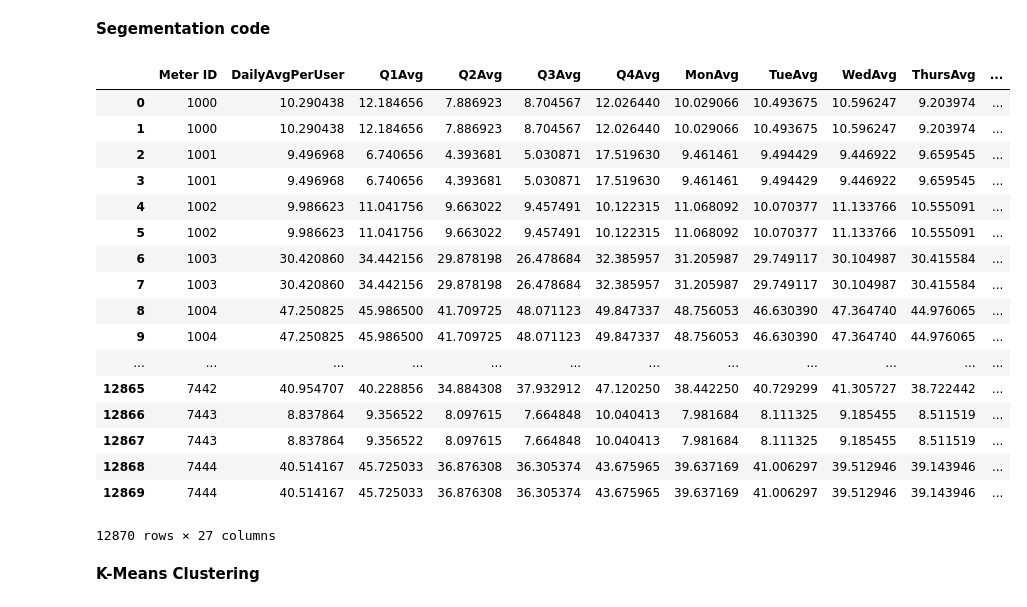
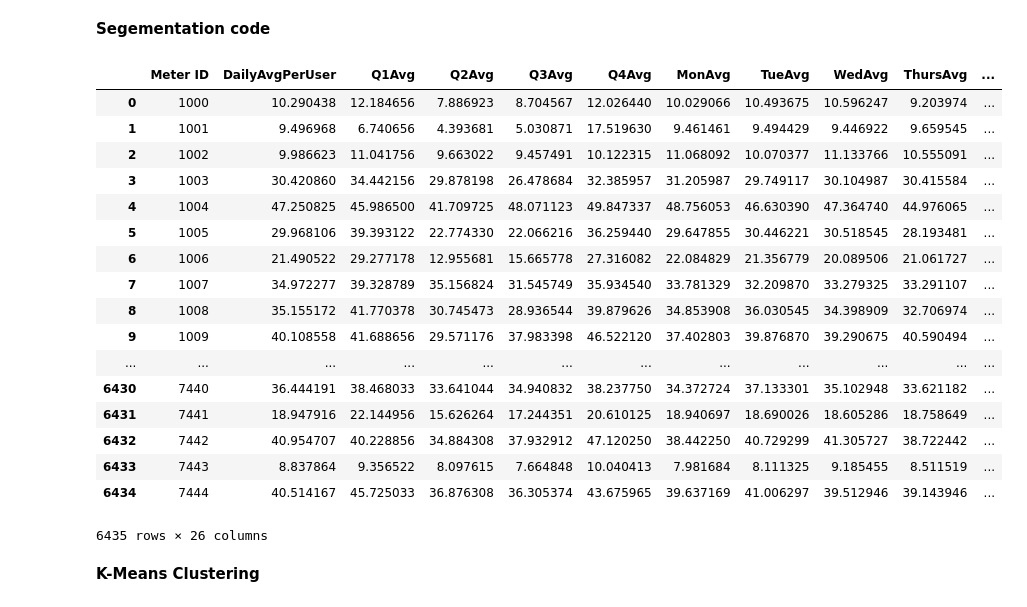
Before and after one commit to dhimanak/Nullpointers-Load_Clusters, a Jupyter notebook: Load_Clusters.ipynb, the cells around one changed output. Drawn from its saved outputs; the diff is of its cells as text; code cells hidden in the pictures.

```diff
--- a/Load_Clusters.ipynb
+++ b/Load_Clusters.ipynb
@@ -157,49 +157,51 @@ dfUserGroup = dfElectricalUsage.groupby('Meter ID')['DailyUsage'].mean().reset_i
 qtly_avg_cols = ['Meter ID', 'Q1Avg', 'Q2Avg', 'Q3Avg', 'Q4Avg']
 dfUserGroup2 = dfElectricalUsage.groupby(['Meter ID','quarter'])['DailyUsage'].mean().reset_index(name='qtlylyAvg')
 dfUserGroup2 = dfUserGroup2.pivot(index = 'Meter ID', columns = 'quarter')['qtlylyAvg'].reset_index()
 dfUserGroup2.columns = qtly_avg_cols
 
 # Weekday Average per user
 weekday_avg_cols = ['Meter ID', 'MonAvg', 'TueAvg', 'WedAvg', 'ThursAvg','FriAvg','SatAvg','SunAvg']
 dfUserGroup3 = dfElectricalUsage.groupby(['Meter ID','weekday'])['DailyUsage'].mean().reset_index(name='weekdayAvg')
 dfUserGroup3 = dfUserGroup3.pivot(index = 'Meter ID', columns = 'weekday')['weekdayAvg'].reset_index()
 dfUserGroup3.columns = weekday_avg_cols
 
 #Monthly average per user
 month_avg_cols = ['Meter ID', 'janAvg', 'febAvg', 'marAvg', 'aprAvg', 'mayAvg', 'junAvg', 'julAvg', 'augAvg', 'sepAvg', 'octAvg', 'novAvg', 'desAvg']
 dfUserGroup4 = dfElectricalUsage.groupby(['Meter ID', 'month'])['DailyUsage'].mean().reset_index(name='monthlyAverage')
 dfUserGroup4 = dfUserGroup4.pivot(index = 'Meter ID', columns = 'month')['monthlyAverage'].reset_index()
 dfUserGroup4.columns = month_avg_cols
 
 #Weekend average
+dfElectricalUsage['weekend'] = dfElectricalUsage['weekend'].map( lambda x : 1 if x == 0 else x)
 dfWeekendAverage = dfElectricalUsage.groupby(['Meter ID','weekend'])['DailyUsage'].mean().reset_index(name='weekendAvg')
+dfWeekendAverage = dfWeekendAverage.drop('weekend', 1)
 
 # Merging groups to one dataframe
 dfElectricityUsage1 = pd.merge(dfUserGroup,dfUserGroup2,on='Meter ID')
 dfElectricityUsage2 = pd.merge(dfElectricityUsage1,dfUserGroup3,on='Meter ID')
 dfElectricityUsage3 = pd.merge(dfElectricityUsage2,dfUserGroup4,on='Meter ID')
 dfElectricityUsage = pd.merge(dfElectricityUsage3,dfWeekendAverage,on='Meter ID')
 
 dfElectricityUsage
 # %% [output]
 |  | Meter ID | DailyAvgPerUser | Q1Avg | Q2Avg | Q3Avg | Q4Avg | MonAvg | TueAvg | WedAvg | ThursAvg | ... |
 | 0 | 1000 | 10.290438 | 12.184656 | 7.886923 | 8.704567 | 12.026440 | 10.029066 | 10.493675 | 10.596247 | 9.203974 | ... |
-| 1 | 1000 | 10.290438 | 12.184656 | 7.886923 | 8.704567 | 12.026440 | 10.029066 | 10.493675 | 10.596247 | 9.203974 | ... |
-| 2 | 1001 | 9.496968 | 6.740656 | 4.393681 | 5.030871 | 17.519630 | 9.461461 | 9.494429 | 9.446922 | 9.659545 | ... |
-| 3 | 1001 | 9.496968 | 6.740656 | 4.393681 | 5.030871 | 17.519630 | 9.461461 | 9.494429 | 9.446922 | 9.659545 | ... |
-| 4 | 1002 | 9.986623 | 11.041756 | 9.663022 | 9.457491 | 10.122315 | 11.068092 | 10.070377 | 11.133766 | 10.555091 | ... |
-| 5 | 1002 | 9.986623 | 11.041756 | 9.663022 | 9.457491 | 10.122315 | 11.068092 | 10.070377 | 11.133766 | 10.555091 | ... |
-| 6 | 1003 | 30.420860 | 34.442156 | 29.878198 | 26.478684 | 32.385957 | 31.205987 | 29.749117 | 30.104987 | 30.415584 | ... |
-| 7 | 1003 | 30.420860 | 34.442156 | 29.878198 | 26.478684 | 32.385957 | 31.205987 | 29.749117 | 30.104987 | 30.415584 | ... |
-| 8 | 1004 | 47.250825 | 45.986500 | 41.709725 | 48.071123 | 49.847337 | 48.756053 | 46.630390 | 47.364740 | 44.976065 | ... |
-| 9 | 1004 | 47.250825 | 45.986500 | 41.709725 | 48.071123 | 49.847337 | 48.756053 | 46.630390 | 47.364740 | 44.976065 | ... |
+| 1 | 1001 | 9.496968 | 6.740656 | 4.393681 | 5.030871 | 17.519630 | 9.461461 | 9.494429 | 9.446922 | 9.659545 | ... |
+| 2 | 1002 | 9.986623 | 11.041756 | 9.663022 | 9.457491 | 10.122315 | 11.068092 | 10.070377 | 11.133766 | 10.555091 | ... |
+| 3 | 1003 | 30.420860 | 34.442156 | 29.878198 | 26.478684 | 32.385957 | 31.205987 | 29.749117 | 30.104987 | 30.415584 | ... |
+| 4 | 1004 | 47.250825 | 45.986500 | 41.709725 | 48.071123 | 49.847337 | 48.756053 | 46.630390 | 47.364740 | 44.976065 | ... |
+| 5 | 1005 | 29.968106 | 39.393122 | 22.774330 | 22.066216 | 36.259440 | 29.647855 | 30.446221 | 30.518545 | 28.193481 | ... |
+| 6 | 1006 | 21.490522 | 29.277178 | 12.955681 | 15.665778 | 27.316082 | 22.084829 | 21.356779 | 20.089506 | 21.061727 | ... |
+| 7 | 1007 | 34.972277 | 39.328789 | 35.156824 | 31.545749 | 35.934540 | 33.781329 | 32.209870 | 33.279325 | 33.291107 | ... |
+| 8 | 1008 | 35.155172 | 41.770378 | 30.745473 | 28.936544 | 39.879626 | 34.853908 | 36.030545 | 34.398909 | 32.706974 | ... |
+| 9 | 1009 | 40.108558 | 41.688656 | 29.571176 | 37.983398 | 46.522120 | 37.402803 | 39.876870 | 39.290675 | 40.590494 | ... |
 | ... | ... | ... | ... | ... | ... | ... | ... | ... | ... | ... | ... |
-| 12865 | 7442 | 40.954707 | 40.228856 | 34.884308 | 37.932912 | 47.120250 | 38.442250 | 40.729299 | 41.305727 | 38.722442 | ... |
-| 12866 | 7443 | 8.837864 | 9.356522 | 8.097615 | 7.664848 | 10.040413 | 7.981684 | 8.111325 | 9.185455 | 8.511519 | ... |
-| 12867 | 7443 | 8.837864 | 9.356522 | 8.097615 | 7.664848 | 10.040413 | 7.981684 | 8.111325 | 9.185455 | 8.511519 | ... |
-| 12868 | 7444 | 40.514167 | 45.725033 | 36.876308 | 36.305374 | 43.675965 | 39.637169 | 41.006297 | 39.512946 | 39.143946 | ... |
-| 12869 | 7444 | 40.514167 | 45.725033 | 36.876308 | 36.305374 | 43.675965 | 39.637169 | 41.006297 | 39.512946 | 39.143946 | ... |
+| 6430 | 7440 | 36.444191 | 38.468033 | 33.641044 | 34.940832 | 38.237750 | 34.372724 | 37.133301 | 35.102948 | 33.621182 | ... |
+| 6431 | 7441 | 18.947916 | 22.144956 | 15.626264 | 17.244351 | 20.610125 | 18.940697 | 18.690026 | 18.605286 | 18.758649 | ... |
+| 6432 | 7442 | 40.954707 | 40.228856 | 34.884308 | 37.932912 | 47.120250 | 38.442250 | 40.729299 | 41.305727 | 38.722442 | ... |
+| 6433 | 7443 | 8.837864 | 9.356522 | 8.097615 | 7.664848 | 10.040413 | 7.981684 | 8.111325 | 9.185455 | 8.511519 | ... |
+| 6434 | 7444 | 40.514167 | 45.725033 | 36.876308 | 36.305374 | 43.675965 | 39.637169 | 41.006297 | 39.512946 | 39.143946 | ... |
-12870 rows × 27 columns
+6435 rows × 26 columns
 # %% [markdown]
 **K-Means Clustering**
 # %%
```
Also changed, not shown: parts of 4 cells of this notebook.
